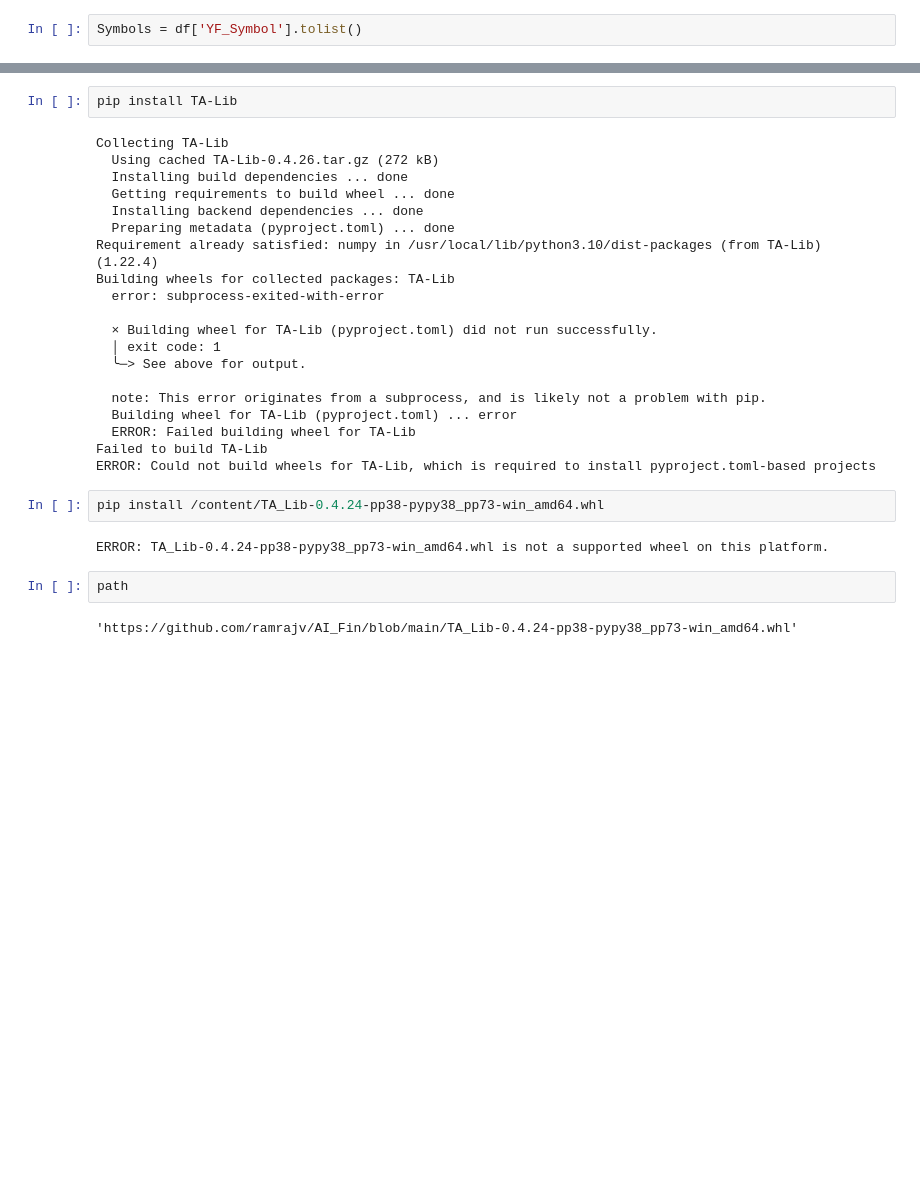
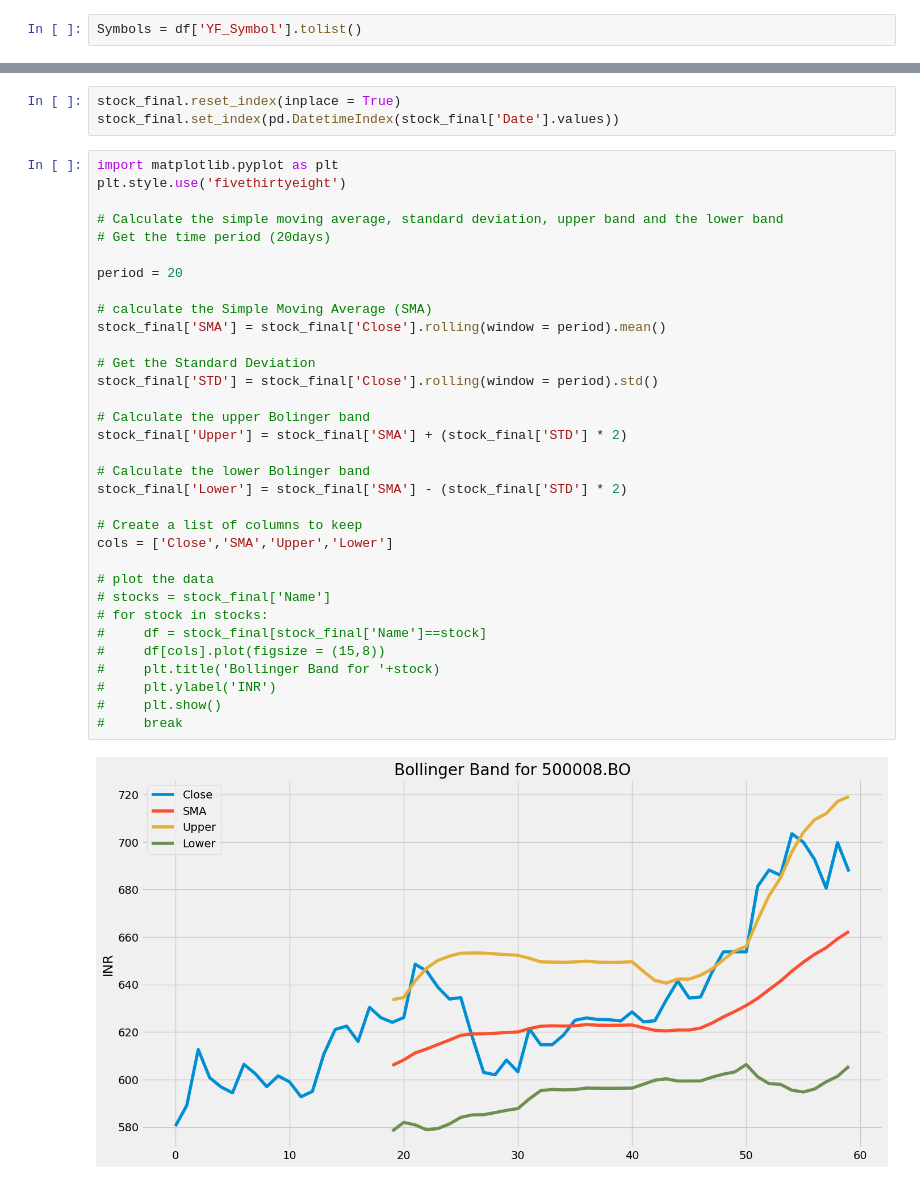
Before and after one commit to ramrajv/AI_Fin, a Jupyter notebook: YF_Indian_Buy_Sell.ipynb, the cells around one changed output, grey strips where cells are left out. Saved outputs shown, nothing was run; the diff lists cells and outputs as text; blank space fills up the shorter version.

```diff
--- a/YF_Indian_Buy_Sell.ipynb
+++ b/YF_Indian_Buy_Sell.ipynb
@@ -116,30 +80,38 @@ Name: YF_Symbol, Length: 3907, dtype: object
-# %%
-pip install TA-Lib
-# %% [output]
-Collecting TA-Lib
-  Using cached TA-Lib-0.4.26.tar.gz (272 kB)
-  Installing build dependencies ... done
-  Getting requirements to build wheel ... done
-  Installing backend dependencies ... done
-  Preparing metadata (pyproject.toml) ... done
-Requirement already satisfied: numpy in /usr/local/lib/python3.10/dist-packages (from TA-Lib) (1.22.4)
-Building wheels for collected packages: TA-Lib
-  error: subprocess-exited-with-error
-
-  × Building wheel for TA-Lib (pyproject.toml) did not run successfully.
-  │ exit code: 1
-  ╰─> See above for output.
-
-  note: This error originates from a subprocess, and is likely not a problem with pip.
-  Building wheel for TA-Lib (pyproject.toml) ... error
-  ERROR: Failed building wheel for TA-Lib
-Failed to build TA-Lib
-ERROR: Could not build wheels for TA-Lib, which is required to install pyproject.toml-based projects
-# %%
-pip install /content/TA_Lib-0.4.24-pp38-pypy38_pp73-win_amd64.whl
-# %% [output]
-ERROR: TA_Lib-0.4.24-pp38-pypy38_pp73-win_amd64.whl is not a supported wheel on this platform.
-# %%
-path
-# %% [output]
-'https://github.com/ramrajv/AI_Fin/blob/main/TA_Lib-0.4.24-pp38-pypy38_pp73-win_amd64.whl'
+# %%
+stock_final.reset_index(inplace = True)
+stock_final.set_index(pd.DatetimeIndex(stock_final['Date'].values))
+# %%
+import matplotlib.pyplot as plt
+plt.style.use('fivethirtyeight')
+
+# Calculate the simple moving average, standard deviation, upper band and the lower band
+# Get the time period (20days)
+
+period = 20
+
+# calculate the Simple Moving Average (SMA)
+stock_final['SMA'] = stock_final['Close'].rolling(window = period).mean()
+
+# Get the Standard Deviation
+stock_final['STD'] = stock_final['Close'].rolling(window = period).std()
+
+# Calculate the upper Bolinger band
+stock_final['Upper'] = stock_final['SMA'] + (stock_final['STD'] * 2)
+
+# Calculate the lower Bolinger band
+stock_final['Lower'] = stock_final['SMA'] - (stock_final['STD'] * 2)
+
+# Create a list of columns to keep
+cols = ['Close','SMA','Upper','Lower']
+
+# plot the data
+# stocks = stock_final['Name']
+# for stock in stocks:
+#     df = stock_final[stock_final['Name']==stock]
+#     df[cols].plot(figsize = (15,8))
+#     plt.title('Bollinger Band for '+stock)
+#     plt.ylabel('INR')
+#     plt.show()
+#     break
+# %% [output]
+[figure, added]
```
Also changed, not shown: parts of 13 cells of this notebook.
